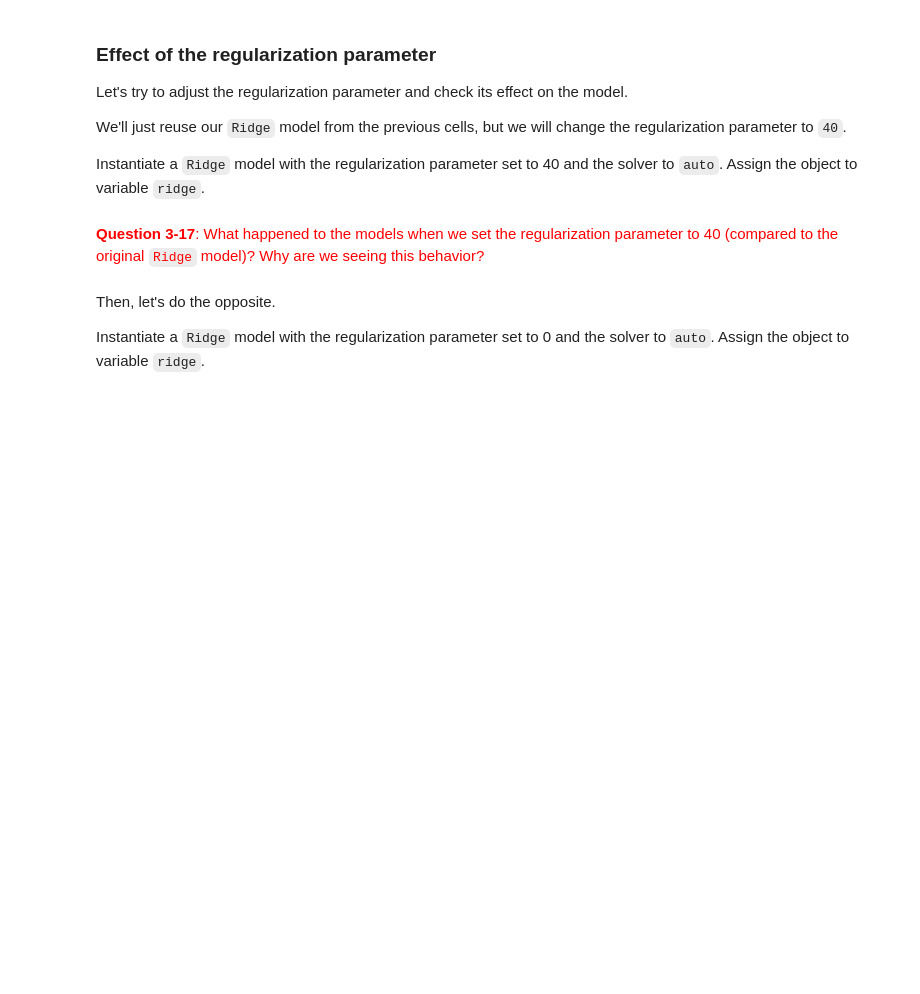
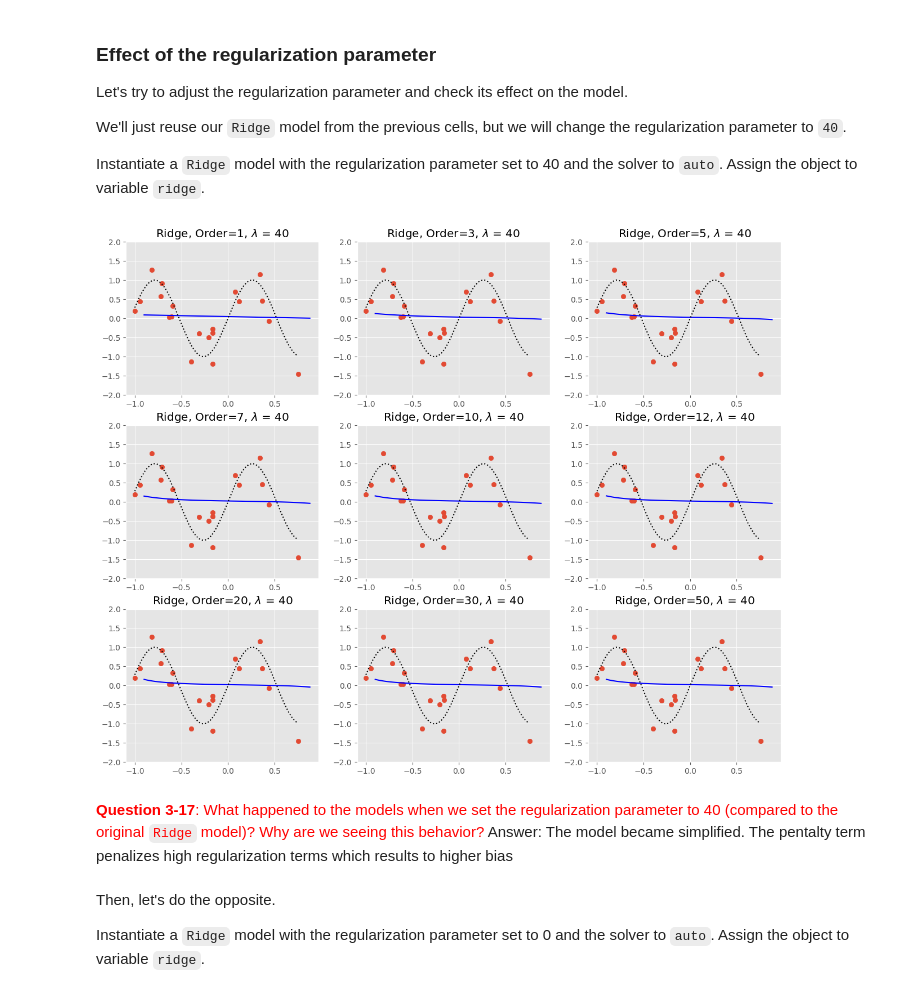
Before and after one commit to limnathan/STINTSY-NTBK3, a Jupyter notebook: 03 - Regularized Linear Regression - Blank.ipynb, the cells around one changed output. Cells and saved outputs as stored; diff of their text form; code cells hidden in the pictures; blank space fills up the shorter version.

```diff
--- a/03 - Regularized Linear Regression - Blank.ipynb
+++ b/03 - Regularized Linear Regression - Blank.ipynb
@@ -839,6 +1105,7 @@ We'll just reuse our `Ridge` model from the previous cells, but we will change t
 Instantiate a `Ridge` model with the regularization parameter set to 40 and the solver to `auto`. Assign the object to variable `ridge`.
 # %%
 # Write your code here
+ridge = Ridge(alpha=40, solver='auto')
 # %%
 weights = {}
 
@@ -846,39 +1113,41 @@ plt.figure(figsize=(15, 12))
 for i in range(len(orders)):
     order = orders[i]
 
     # Write your code here
-    poly_x = None
+    poly_x = poly_feature_transform(X_train, order)
     ridge.fit(poly_x, y_train)
 
     # Plotting the hypothesis function
     # Plotting the predictions for a range of x (this draws our hypothesis function)
     X_range = np.expand_dims(np.arange(-0.9, 0.9, 0.02), 1)
 
     # Write your code here
-    X_range_poly = None
-    y_range_predicted = None
+    X_range_poly = poly_feature_transform(X_range, order)
+    y_range_predicted = ridge.predict(X_range_poly)
 
     # This just plots the i+1 figure in the 3x3 figure grid
     plt.subplot(3, 3, i + 1)
 
     # Plotting the training data
     plt.scatter(X_train, y_train)
     # Plotting the hypothesis function
     plt.plot(X_range, y_range_predicted, 'b')
 
     # Plotting the optimal answer
     x_range_optimal = np.arange(np.min(X_train), np.max(X_train), 0.01)
     y_range_optimal = np.sin(6 * x_range_optimal)
     plt.plot(x_range_optimal, y_range_optimal, 'k:')
 
     # Change the limit, and order "titles"
     plt.ylim(-2, 2)
     plt.title('Ridge, Order=' + str(order) + ', $\lambda$ = 40')
 
     # Write your code here
-    weights[order] = None
+    weights[order] = ridge.coef_
+# %% [output]
+[figure, added]
 # %% [markdown]
-<span style="color:red;">**Question 3-17**: What happened to the models when we set the regularization parameter to 40 (compared to the original `Ridge` model)? Why are we seeing this behavior?</span>
+<span style="color:red;">**Question 3-17**: What happened to the models when we set the regularization parameter to 40 (compared to the original `Ridge` model)? Why are we seeing this behavior?</span> Answer: The model became simplified. The pentalty term penalizes high regularization terms which results to higher bias
 # %% [markdown]
 Then, let's do the opposite.
 
```
Also changed, not shown: parts of 103 cells of this notebook.
